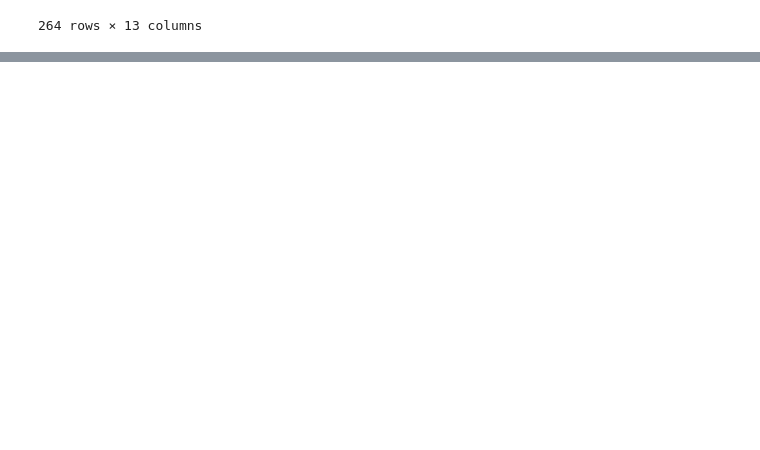
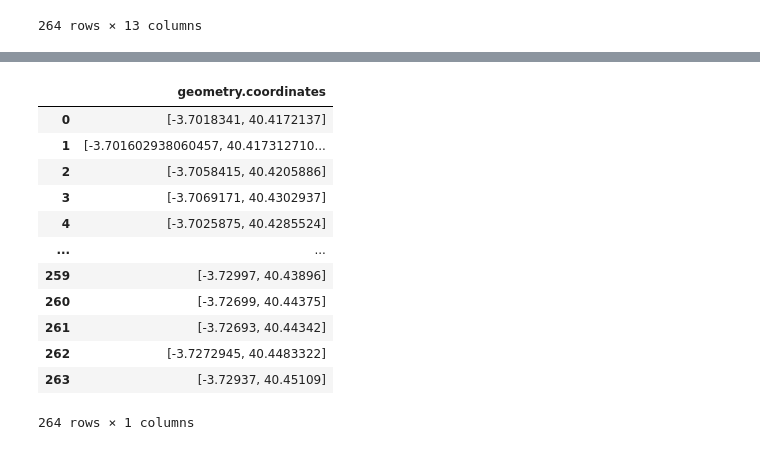
Before and after one commit to Fvperez1/data_project_m1_Fvp, a Jupyter notebook: project_m1_sql.ipynb, the cells around one changed output, grey strips where cells are left out. Saved outputs shown, nothing was run; the diff lists cells and outputs as text; code cells hidden in the pictures; blank space fills up the shorter version.

```diff
--- a/project_m1_sql.ipynb
+++ b/project_m1_sql.ipynb
@@ -47,0 +53,7 @@ colum = df_1['geometry.coordinates']
+# %%
+df_1[["longitude","latitude"]]=df_1["geometry.coordinates"].str.split(",",expand=True)
+df_1['longitude'] = df_1['longitude'].str.replace('[','',regex=True)
+df_1["latitude"]=df_1['latitude'].str.replace(']','',regex=True)
+df_1['latitude'] = pd.to_numeric(df_1['latitude'])
+df_1['longitude'] = pd.to_numeric(df_1['longitude'])
+df_1
@@ -48,3 +74,22 @@ colum = df_1['geometry.coordinates']
+# %%
+df_1['distance'] = pd.to_numeric(df_1['longitude'])
+df_1
+# %%
+df_1[['geometry.coordinates']]
+# %% [output]
+|  | geometry.coordinates |
+| 0 | [-3.7018341, 40.4172137] |
+| 1 | [-3.701602938060457, 40.417312710... |
+| 2 | [-3.7058415, 40.4205886] |
+| 3 | [-3.7069171, 40.4302937] |
+| 4 | [-3.7025875, 40.4285524] |
+| ... | ... |
+| 259 | [-3.72997, 40.43896] |
+| 260 | [-3.72699, 40.44375] |
+| 261 | [-3.72693, 40.44342] |
+| 262 | [-3.7272945, 40.4483322] |
+| 263 | [-3.72937, 40.45109] |
+264 rows × 1 columns
 # %%
 #response = requests.get('https://datos.madrid.es/egob/catalogo/200761-0-parques-jardines.json')
 #json = response.json()
```
Also changed, not shown: parts of 7 cells of this notebook, 1 other file.
